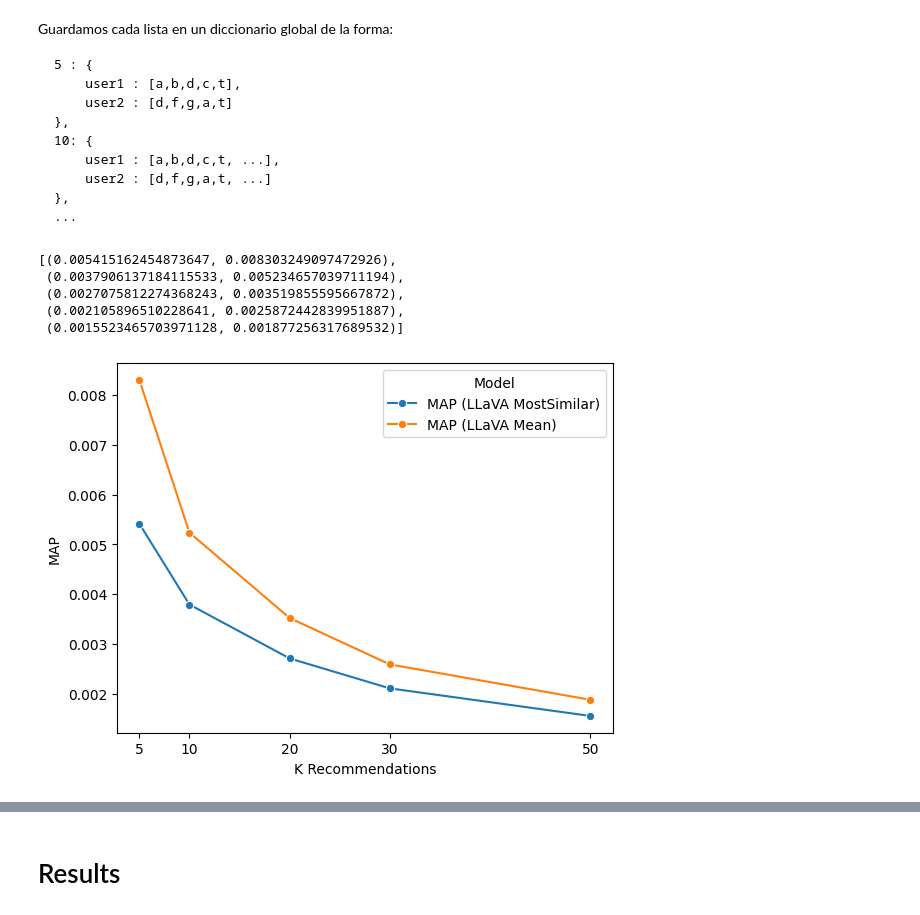
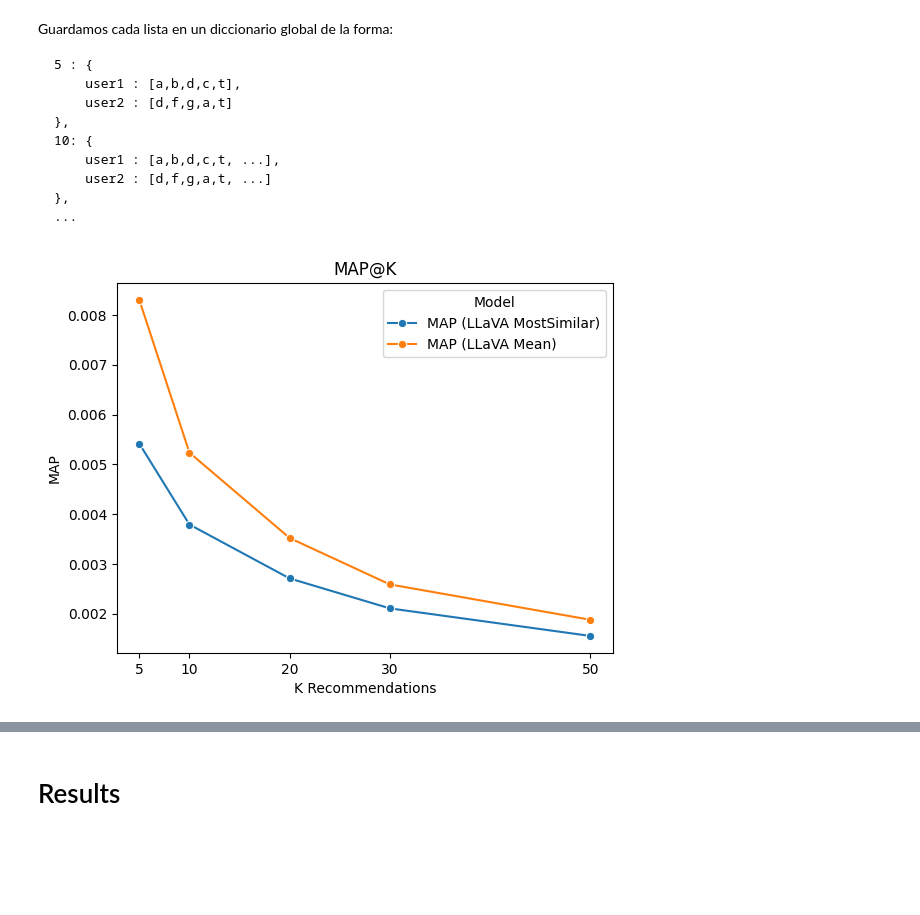
Before and after one commit to pedrozavalat/iic3633-proyecto, a Jupyter notebook: iic3633_LLaVA_Tiny 2.ipynb, the cells around one changed output, grey strips where cells are left out. Saved outputs shown, nothing was run; the diff lists cells and outputs as text; code cells hidden in the pictures; blank space fills up the shorter version.

Commit message:
Update plots from sensitivity analysis

```diff
--- a/iic3633_LLaVA_Tiny 2.ipynb
+++ b/iic3633_LLaVA_Tiny 2.ipynb
@@ -728,35 +728,28 @@ for k in k_values:
     map_llava_most_sim = MAP(global_llava_most_sim_reclists_k[k], k)
     map_llava_mean = MAP(global_llava_mean_reclists_k[k], k)
     map_values.append((map_llava_most_sim, map_llava_mean))
-# %%
-map_values
-# %% [output]
-[(0.005415162454873647, 0.008303249097472926),
- (0.0037906137184115533, 0.005234657039711194),
- (0.0027075812274368243, 0.003519855595667872),
- (0.002105896510228641, 0.0025872442839951887),
- (0.0015523465703971128, 0.001877256317689532)]
 # %%
 models = ['LLaVA (MostSimilar)', 'LLaVA (Mean)']
 
 llava_mostsim_map_values, llava_mean_map_values = list(zip(*map_values))
 df_map_plot = pd.DataFrame({
     'K Recommendations': k_values,
     'MAP (LLaVA MostSimilar)' : llava_mostsim_map_values,
     'MAP (LLaVA Mean)' : llava_mean_map_values
 })
 
 df_map_plot = df_map_plot.melt(
     id_vars='K Recommendations',
     var_name='Model',
     value_name='MAP'
 )
 
 sns.lineplot(data=df_map_plot, x='K Recommendations', y='MAP', hue='Model', marker='o')
+plt.title("MAP@K")
 plt.xticks(k_values)
 plt.show()
 # %% [output]
-[figure, old version]
+[figure, new version]
 # %%
 novelty_values = []
 diversity_values = []
```
Also changed, not shown: parts of 2 cells of this notebook.
